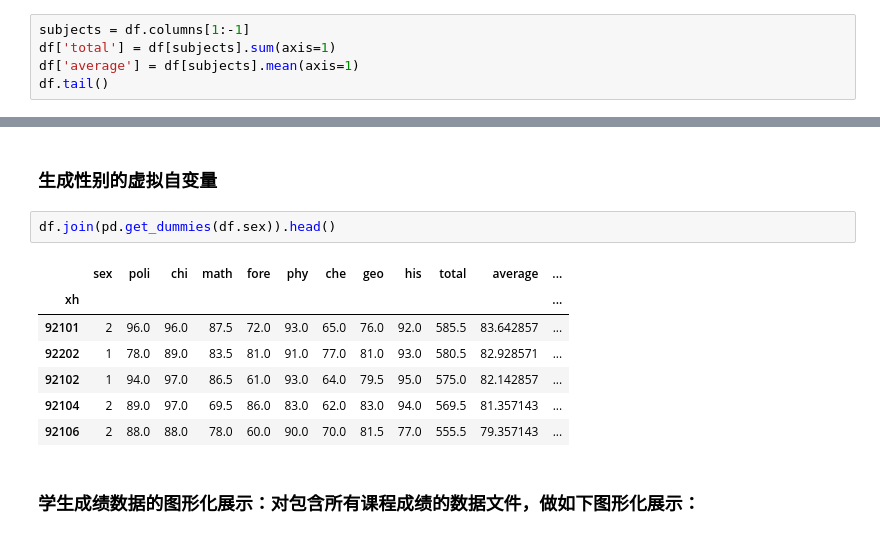
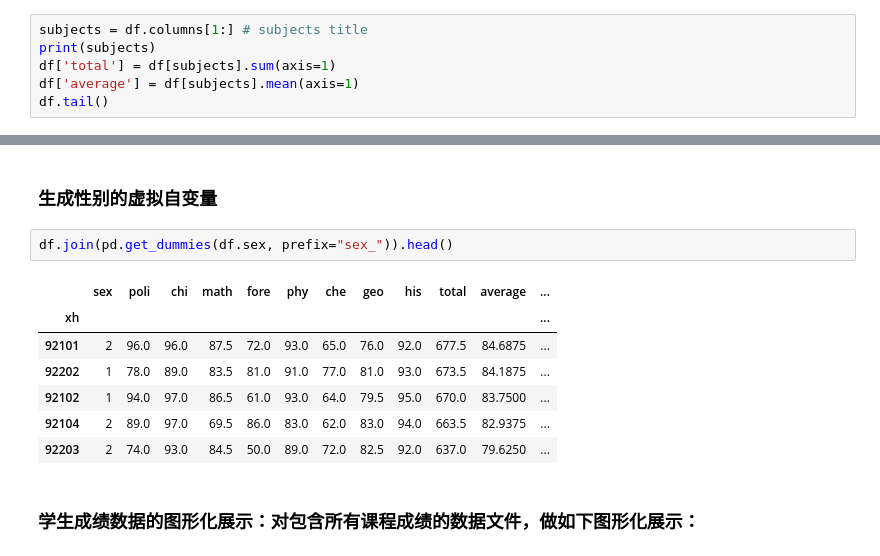
Before and after one commit to Nyahua/rucMachineLearning, a Jupyter notebook: charpter01/homework/01.ipynb, the cells around one changed output, grey strips where cells are left out. Saved outputs shown, nothing was run; the diff lists cells and outputs as text.

```diff
--- a/charpter01/homework/01.ipynb
+++ b/charpter01/homework/01.ipynb
@@ -34,7 +34,8 @@ df.head()
 ### 计算每个同学的各门课程的总成绩和平均成绩
 > 由于有missing values, 这里总成绩和平均成绩均不计算无成绩学科
 # %%
-subjects = df.columns[1:-1]
+subjects = df.columns[1:] # subjects title
+print(subjects)
 df['total'] = df[subjects].sum(axis=1)
 df['average'] = df[subjects].mean(axis=1)
 df.tail()
@@ -113,15 +133,15 @@ df.pivot_table(
 # %% [markdown]
 ### 生成性别的虚拟自变量
 # %%
-df.join(pd.get_dummies(df.sex)).head()
+df.join(pd.get_dummies(df.sex, prefix="sex_")).head()
 # %% [output]
 |  | sex | poli | chi | math | fore | phy | che | geo | his | total | average | ... |
 | xh |  |  |  |  |  |  |  |  |  |  |  | ... |
-| 92101 | 2 | 96.0 | 96.0 | 87.5 | 72.0 | 93.0 | 65.0 | 76.0 | 92.0 | 585.5 | 83.642857 | ... |
-| 92202 | 1 | 78.0 | 89.0 | 83.5 | 81.0 | 91.0 | 77.0 | 81.0 | 93.0 | 580.5 | 82.928571 | ... |
-| 92102 | 1 | 94.0 | 97.0 | 86.5 | 61.0 | 93.0 | 64.0 | 79.5 | 95.0 | 575.0 | 82.142857 | ... |
-| 92104 | 2 | 89.0 | 97.0 | 69.5 | 86.0 | 83.0 | 62.0 | 83.0 | 94.0 | 569.5 | 81.357143 | ... |
-| 92106 | 2 | 88.0 | 88.0 | 78.0 | 60.0 | 90.0 | 70.0 | 81.5 | 77.0 | 555.5 | 79.357143 | ... |
+| 92101 | 2 | 96.0 | 96.0 | 87.5 | 72.0 | 93.0 | 65.0 | 76.0 | 92.0 | 677.5 | 84.6875 | ... |
+| 92202 | 1 | 78.0 | 89.0 | 83.5 | 81.0 | 91.0 | 77.0 | 81.0 | 93.0 | 673.5 | 84.1875 | ... |
+| 92102 | 1 | 94.0 | 97.0 | 86.5 | 61.0 | 93.0 | 64.0 | 79.5 | 95.0 | 670.0 | 83.7500 | ... |
+| 92104 | 2 | 89.0 | 97.0 | 69.5 | 86.0 | 83.0 | 62.0 | 83.0 | 94.0 | 663.5 | 82.9375 | ... |
+| 92203 | 2 | 74.0 | 93.0 | 84.5 | 50.0 | 89.0 | 72.0 | 82.5 | 92.0 | 637.0 | 79.6250 | ... |
 # %% [markdown]
  ### 学生成绩数据的图形化展示：对包含所有课程成绩的数据文件，做如下图形化展示：
 # %% [markdown]
```
Also changed, not shown: parts of 13 cells of this notebook.
